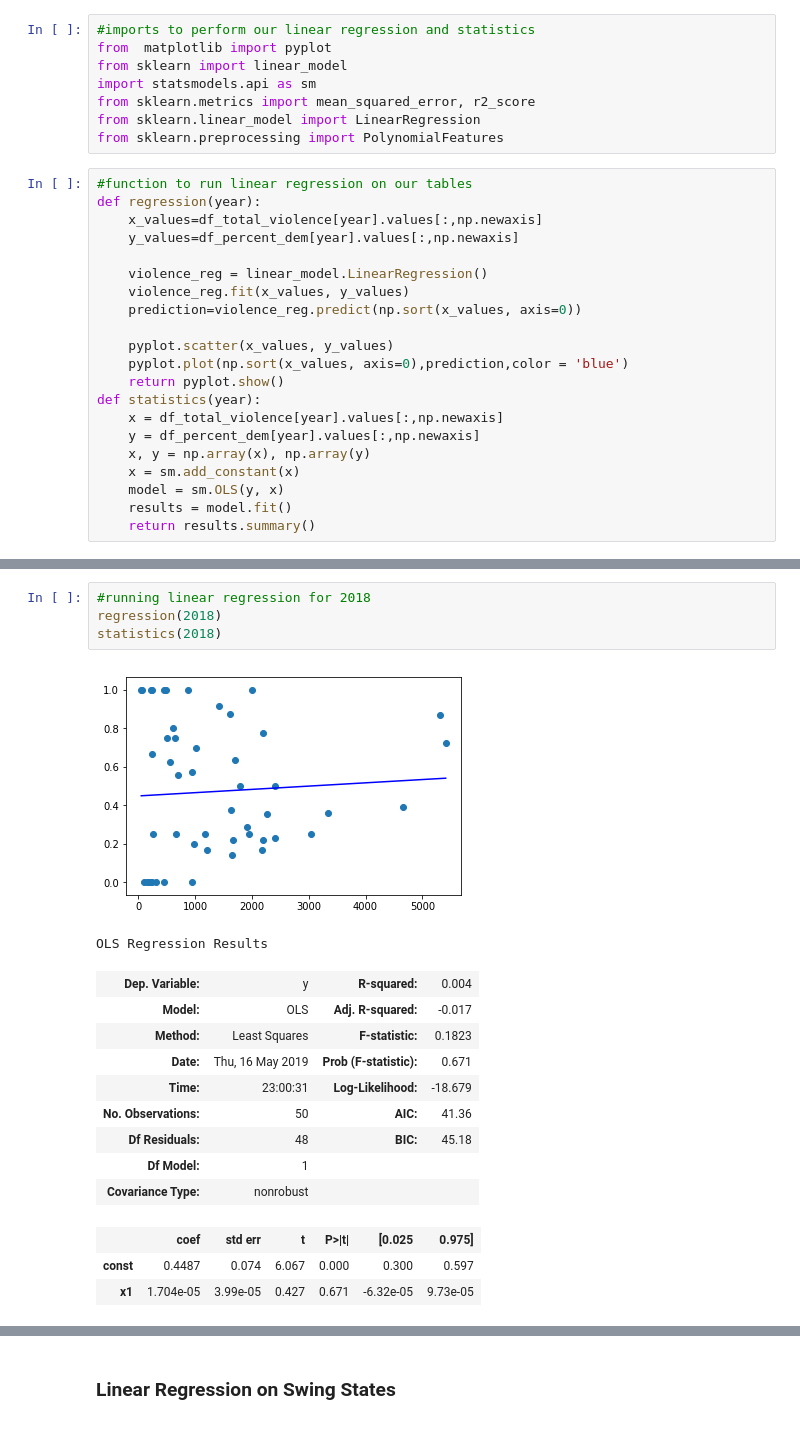
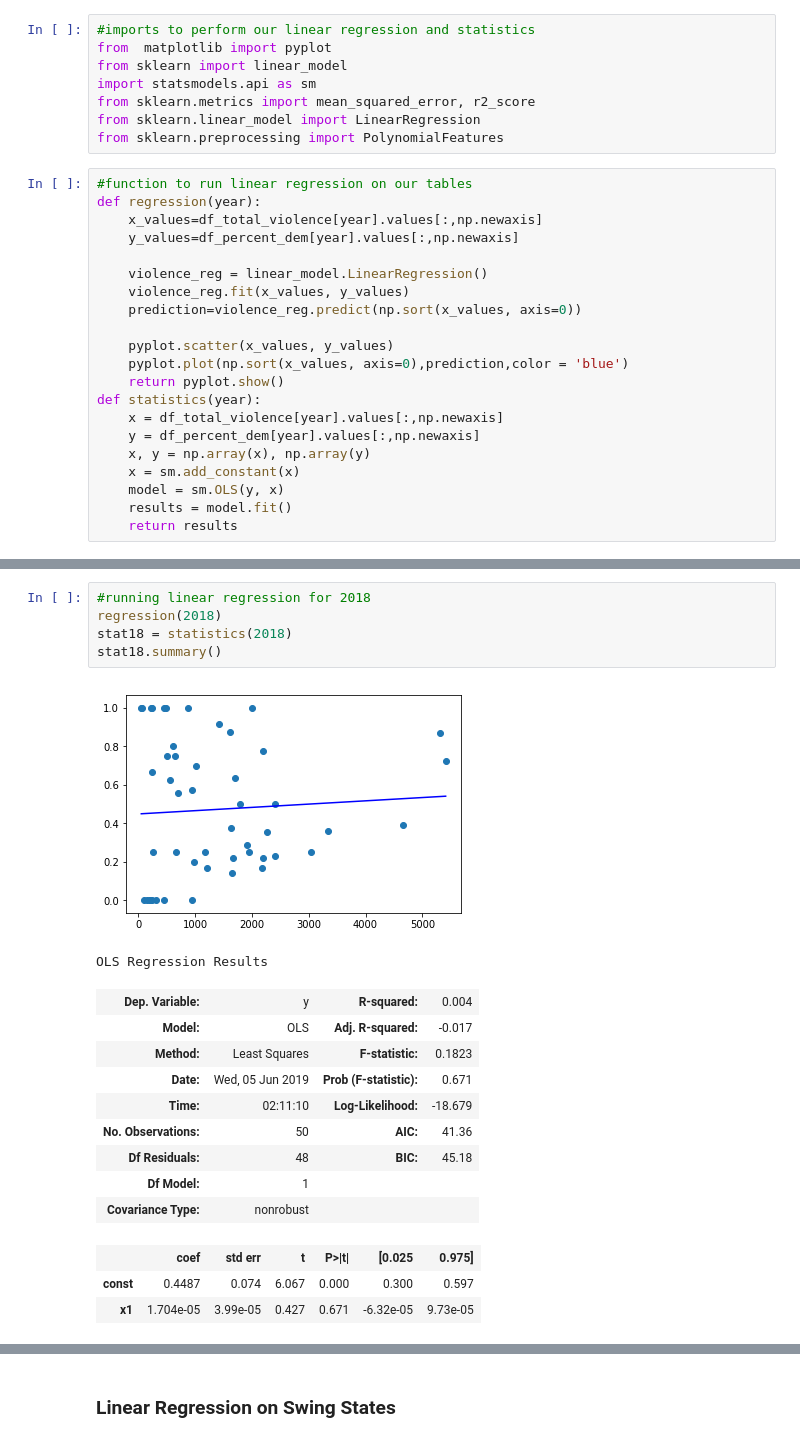
Before and after one commit to vchi747/Cogs-108-Final-Project, a Jupyter notebook: FinalProject_group181.ipynb, the cells around one changed output, grey strips where cells are left out. Drawn from its saved outputs; the diff is of its cells as text.

```diff
--- a/FinalProject_group181.ipynb
+++ b/FinalProject_group181.ipynb
@@ -343,7 +349,7 @@ def statistics(year):
     x = sm.add_constant(x)
     model = sm.OLS(y, x)
     results = model.fit()
-    return results.summary()
+    return results
 # %%
 #running linear regression for 2014
 regression(2014)
@@ -401,15 +409,16 @@ strong multicollinearity or other numerical problems.
 # %%
 #running linear regression for 2018
 regression(2018)
-statistics(2018)
+stat18 = statistics(2018)
+stat18.summary()
 # %% [output]
 [figure]
 OLS Regression Results
 | Dep. Variable: | y | R-squared: | 0.004 |
 | Model: | OLS | Adj. R-squared: | -0.017 |
 | Method: | Least Squares | F-statistic: | 0.1823 |
-| Date: | Thu, 16 May 2019 | Prob (F-statistic): | 0.671 |
-| Time: | 23:00:31 | Log-Likelihood: | -18.679 |
+| Date: | Wed, 05 Jun 2019 | Prob (F-statistic): | 0.671 |
+| Time: | 02:11:10 | Log-Likelihood: | -18.679 |
 | No. Observations: | 50 | AIC: | 41.36 |
 | Df Residuals: | 48 | BIC: | 45.18 |
 | Df Model: | 1 |  |  |
```
Also changed, not shown: parts of 10 cells of this notebook.
